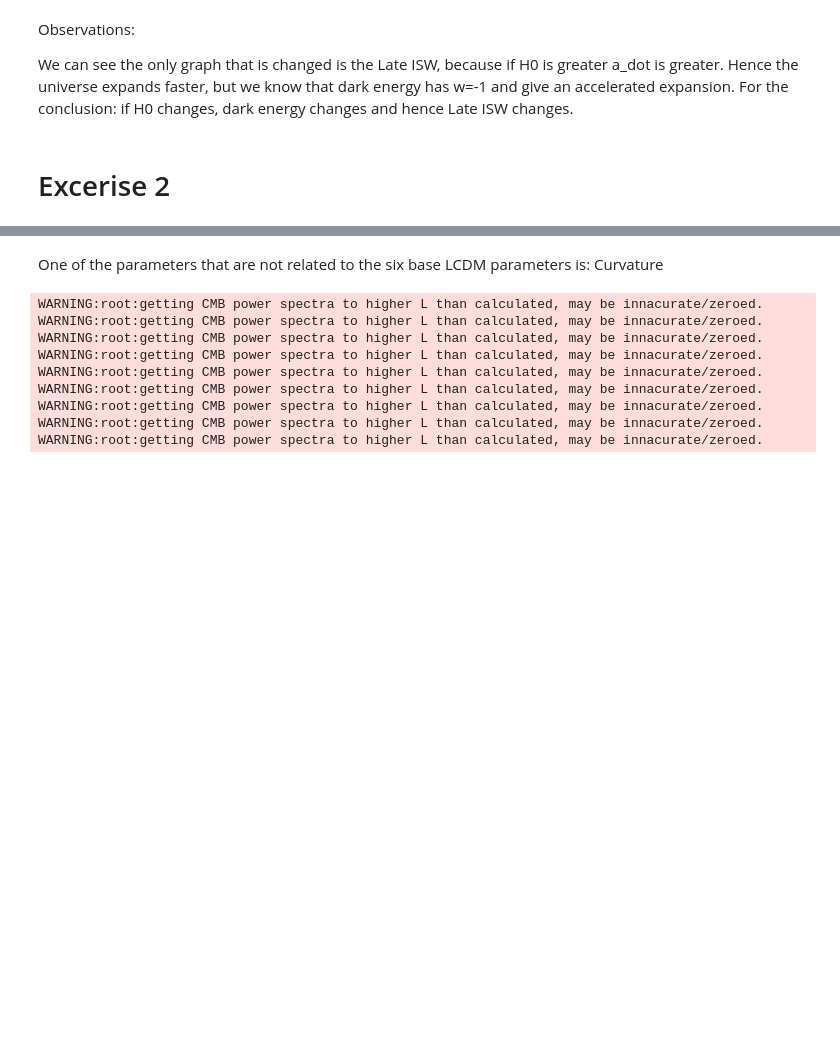
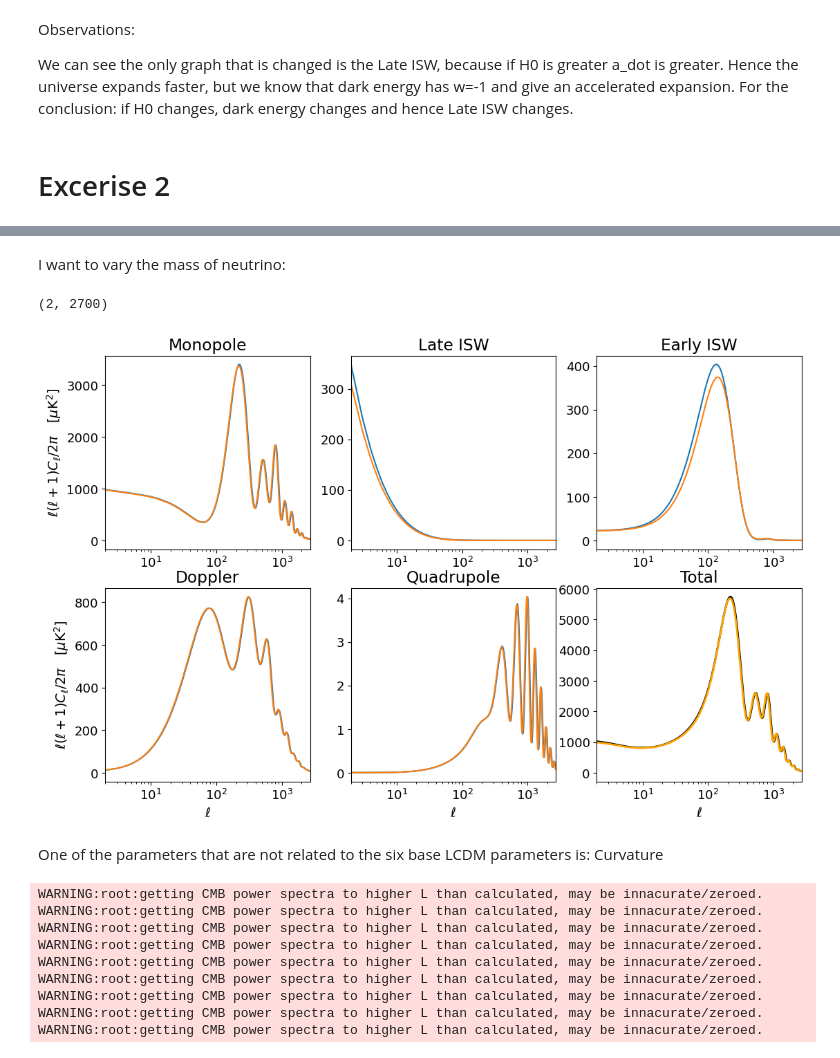
Before and after one commit to GenovaCosmology/AstroCosmoComputational, a Jupyter notebook: Students/AndreaGatti/Cosmic_Structure/Week6/CMB_parameter.ipynb, the cells around one changed output, grey strips where cells are left out. Cells and saved outputs as stored; diff of their text form; code cells hidden in the pictures; blank space fills up the shorter version.

```diff
--- a/Students/AndreaGatti/Cosmic_Structure/Week6/CMB_parameter.ipynb
+++ b/Students/AndreaGatti/Cosmic_Structure/Week6/CMB_parameter.ipynb
@@ -812,3 +866,83 @@ We can see the only graph that is changed is the Late ISW, because if H0 is grea
+# %% [markdown]
+I want to vary the mass of neutrino:
+# %%
+#Set the cosmology with the mass of neutrinos
+pars_ = pars.copy()
+pars_.set_cosmology(H0=67.66, ombh2=0.02242, omch2=0.11933, tau=0.0561, mnu=1) #0.06
+pars_.InitPower.set_params(As=2.105e-9, ns=0.9665)
+results_ = camb.get_results(pars_)
+powers_ = results_.get_cmb_power_spectra(pars_, CMB_unit='muK')
+totCL_ = powers_['total']
+ell_ = np.arange(totCL_.shape[0]) #ell is the multipole moment
+# %%
+#Now I can do for the monopole, dipole, early/late ISW contributions to the spectrum:
+monopole_source_, ISW_, doppler_, quadrupole_source_ = get_scalar_temperature_sources()
+
+#In[29]
+early_ISW_ = sympy.Piecewise( (ISW, 1/a-1> 30),(0, True))  #redshift > 30
+late_ISW_ = ISW_ - early_ISW_
+
+names = ['mon','ISW','eISW','LISW','dop', 'Q']
+pars_.set_custom_scalar_sources([monopole_source_, ISW_, early_ISW_, late_ISW_ ,doppler_ ,quadrupole_source_],
+        source_names =names)
+
+data_ = camb.get_results(pars_)
+dic_ = data_.get_cmb_unlensed_scalar_array_dict(CMB_unit='muK')
+
+#In[30]
+ls =np.arange(dic_['TxT'].shape[0])
+plt.figure(figsize=(13,8))
+#first graph (monopole)
+plt.subplot(2,3,1)
+plt.semilogx(ls,dic['monxmon'], color='C0')
+plt.semilogx(ls,dic_['monxmon'], color='C1') #new
+#plt.xlabel('$\ell$')
+plt.ylabel(cl_label)
+plt.xlim(2, ls[-1])
+plt.title('Monopole')
+#second graph (LATE ISW)
+plt.subplot(2,3,2)
+plt.semilogx(ls,dic['LISWxLISW'], color='C0')
+plt.semilogx(ls,dic_['LISWxLISW'], color='C1')
+#plt.xlabel('$\ell$')
+#plt.ylabel(cl_label)
+plt.xlim(2, ls[-1])
+plt.title('Late ISW')
+#third graph (EARLY ISW)
+plt.subplot(2,3,3)
+plt.semilogx(ls,dic['eISWxeISW'], color='C0')
+plt.semilogx(ls,dic_['eISWxeISW'], color='C1')
+#plt.xlabel('$\ell$')
+#plt.ylabel(cl_label)
+plt.xlim(2, ls[-1])
+plt.title('Early ISW')
+#fourth graph (Doppler)
+plt.subplot(2,3,4)
+plt.semilogx(ls,dic['dopxdop'],color='C0')
+plt.semilogx(ls,dic_['dopxdop'],color='C1')
+plt.xlabel('$\ell$')
+plt.ylabel(cl_label)
+plt.xlim(2, ls[-1])
+plt.title('Doppler')
+#fifth graph (Quadrupole)
+plt.subplot(2,3,5)
+plt.semilogx(ls,dic['QxQ'], color='C0')
+plt.semilogx(ls,dic_['QxQ'], color='C1')
+plt.xlabel('$\ell$')
+#plt.ylabel(cl_label)
+plt.xlim(2, ls[-1])
+plt.title('Quadrupole')
+#sixth graph (Total)
+plt.subplot(2,3,6)
+plt.semilogx(ls,dic['TxT'], lw=2, color='k')
+plt.semilogx(ls,dic_['TxT'], lw=2, color='orange')
+plt.title('Total')
+plt.xlabel('$\ell$')
+#plt.ylabel(cl_label)
+plt.xlim(2, ls[-1])
+# %% [output]
+(2, 2700)
+[figure, added]
 # %% [markdown]
 One of the parameters that are not related to the six base LCDM parameters is: Curvature
 # %%
```
Also changed, not shown: parts of 11 cells of this notebook, 2 other files.
